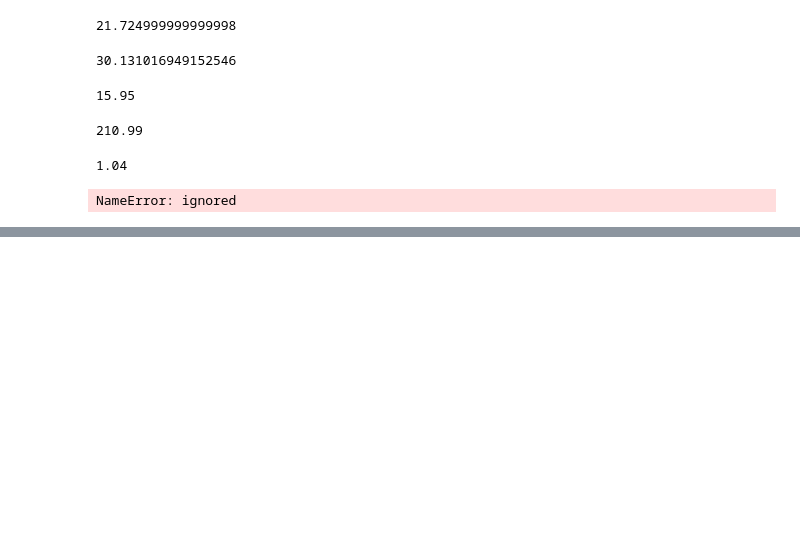
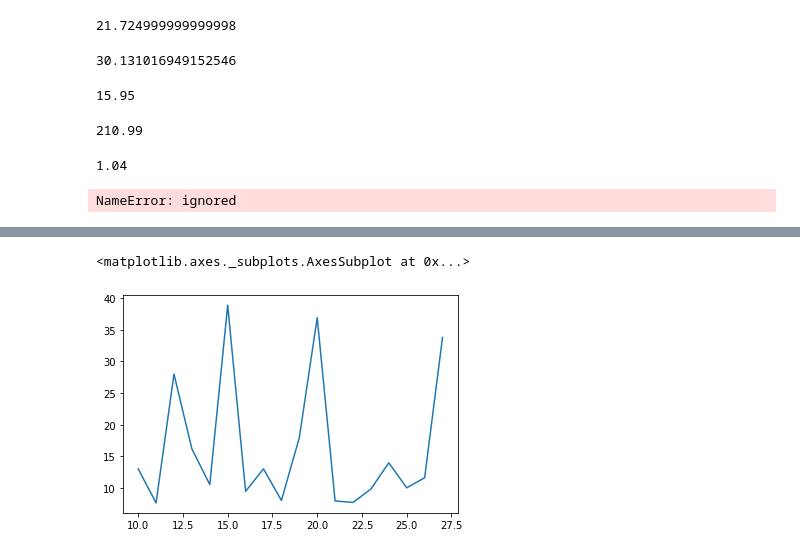
Before and after one commit to orosewarne/Homework, a Jupyter notebook: ComputingMidtermupdated.ipynb, the cells around one changed output, grey strips where cells are left out. Drawn from its saved outputs; the diff is of its cells as text; code cells hidden in the pictures; blank space fills up the shorter version.

```diff
--- a/ComputingMidtermupdated.ipynb
+++ b/ComputingMidtermupdated.ipynb
@@ -188,0 +237,7 @@ NameError: ignored
+# %%
+may_total_spent = df5.loc[10:27, "Total Charged"]
+df9 = may_total_spent.cumsum()
+may_total_spent.plot()
+# %% [output]
+<matplotlib.axes._subplots.AxesSubplot at 0x...>
+[figure, added]
```
Also changed, not shown: parts of 20 cells of this notebook.
